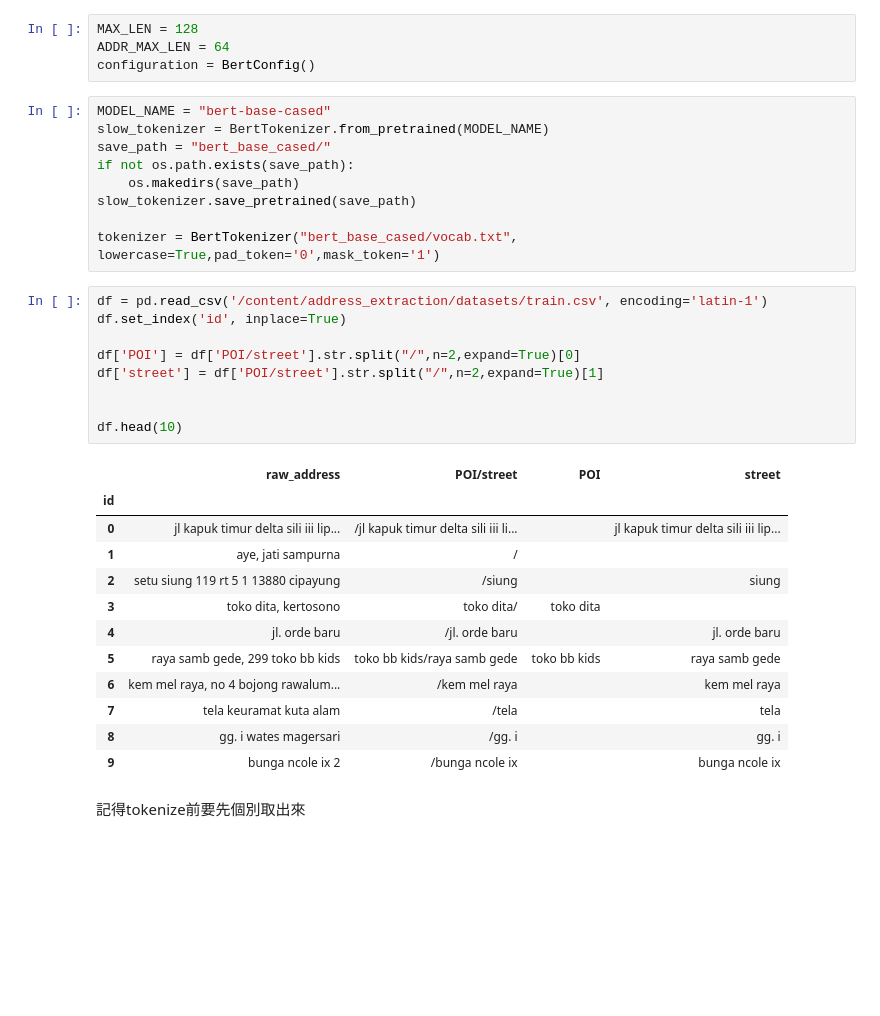
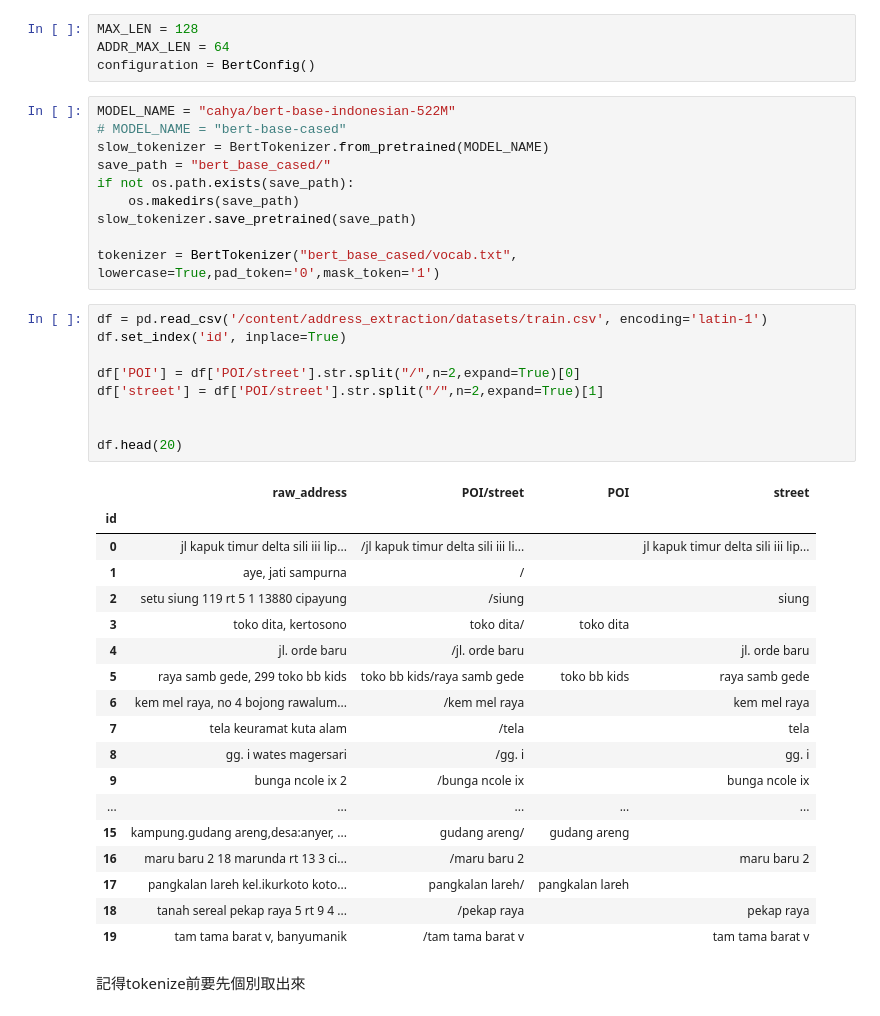
Before and after one commit to css20090922/address_extraction, a Jupyter notebook: main.ipynb, the cells around one changed output. Drawn from its saved outputs; the diff is of its cells as text; blank space fills up the shorter version.

```diff
--- a/main.ipynb
+++ b/main.ipynb
@@ -34,7 +50,8 @@ MAX_LEN = 128
 ADDR_MAX_LEN = 64
 configuration = BertConfig()
 # %%
-MODEL_NAME = "bert-base-cased"
+MODEL_NAME = "cahya/bert-base-indonesian-522M"
+# MODEL_NAME = "bert-base-cased"
 slow_tokenizer = BertTokenizer.from_pretrained(MODEL_NAME)
 save_path = "bert_base_cased/"
 if not os.path.exists(save_path):
@@ -45,25 +62,31 @@ tokenizer = BertTokenizer("bert_base_cased/vocab.txt", lowercase=True,pad_token=
 # %%
 df = pd.read_csv('/content/address_extraction/datasets/train.csv', encoding='latin-1')
 df.set_index('id', inplace=True)
 
 df['POI'] = df['POI/street'].str.split("/",n=2,expand=True)[0]
 df['street'] = df['POI/street'].str.split("/",n=2,expand=True)[1]
 
 
-df.head(10)
+df.head(20)
 # %% [output]
 |  | raw_address | POI/street | POI | street |
 | id |  |  |  |  |
 | 0 | jl kapuk timur delta sili iii lip... | /jl kapuk timur delta sili iii li... |  | jl kapuk timur delta sili iii lip... |
 | 1 | aye, jati sampurna | / |  |  |
 | 2 | setu siung 119 rt 5 1 13880 cipayung | /siung |  | siung |
 | 3 | toko dita, kertosono | toko dita/ | toko dita |  |
 | 4 | jl. orde baru | /jl. orde baru |  | jl. orde baru |
 | 5 | raya samb gede, 299 toko bb kids | toko bb kids/raya samb gede | toko bb kids | raya samb gede |
 | 6 | kem mel raya, no 4 bojong rawalum... | /kem mel raya |  | kem mel raya |
 | 7 | tela keuramat kuta alam | /tela |  | tela |
 | 8 | gg. i wates magersari | /gg. i |  | gg. i |
 | 9 | bunga ncole ix 2 | /bunga ncole ix |  | bunga ncole ix |
+| ... | ... | ... | ... | ... |
+| 15 | kampung.gudang areng,desa:anyer, ... | gudang areng/ | gudang areng |  |
+| 16 | maru baru 2 18 marunda rt 13 3 ci... | /maru baru 2 |  | maru baru 2 |
+| 17 | pangkalan lareh kel.ikurkoto koto... | pangkalan lareh/ | pangkalan lareh |  |
+| 18 | tanah sereal pekap raya 5 rt 9 4 ... | /pekap raya |  | pekap raya |
+| 19 | tam tama barat v, banyumanik | /tam tama barat v |  | tam tama barat v |
 # %% [markdown]
 記得tokenize前要先個別取出來
 # %%
```
Also changed, not shown: parts of 8 cells of this notebook.
